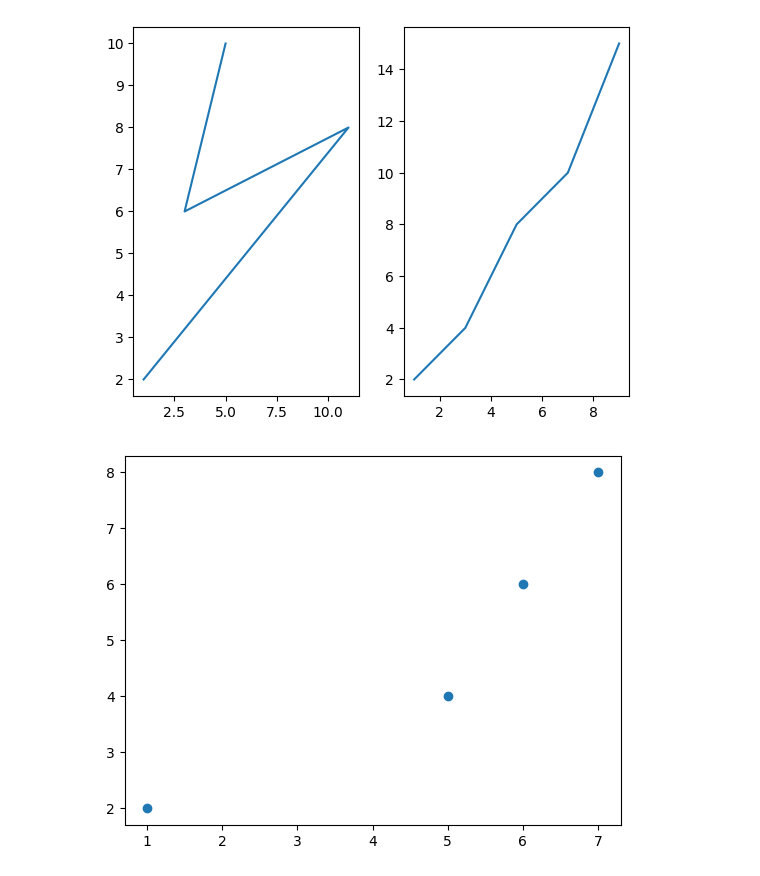
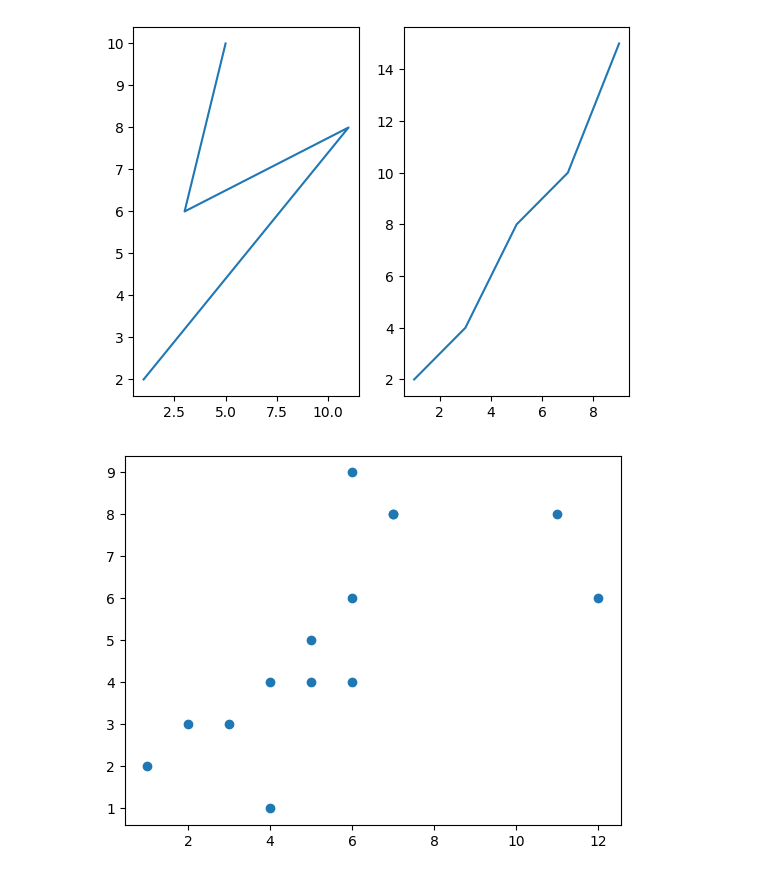
Before and after one commit to Aftab-Ahmed1234/Matplotlib, a Jupyter notebook: Matplatlib.ipynb, the cells around one changed output. Drawn from its saved outputs; the diff is of its cells as text; code cells hidden in the pictures.

```diff
--- a/Matplatlib.ipynb
+++ b/Matplatlib.ipynb
@@ -513,9 +515,9 @@ plt.show()
 # %%
 import matplotlib.pyplot as plt
-x=[1,5,6,7]
-y=[2,4,6,8]
+x=[1,5,6,7,4,3,5,6,2,11,12,6,7,4]
+y=[2,4,6,8,4,3,5,9,3,8,6,4,8,1]
 
 plt.scatter(x,y)
 plt.show()
 # %% [output]
-[figure, old version]
+[figure, new version]
```
Also changed, not shown: parts of 2 cells of this notebook.
